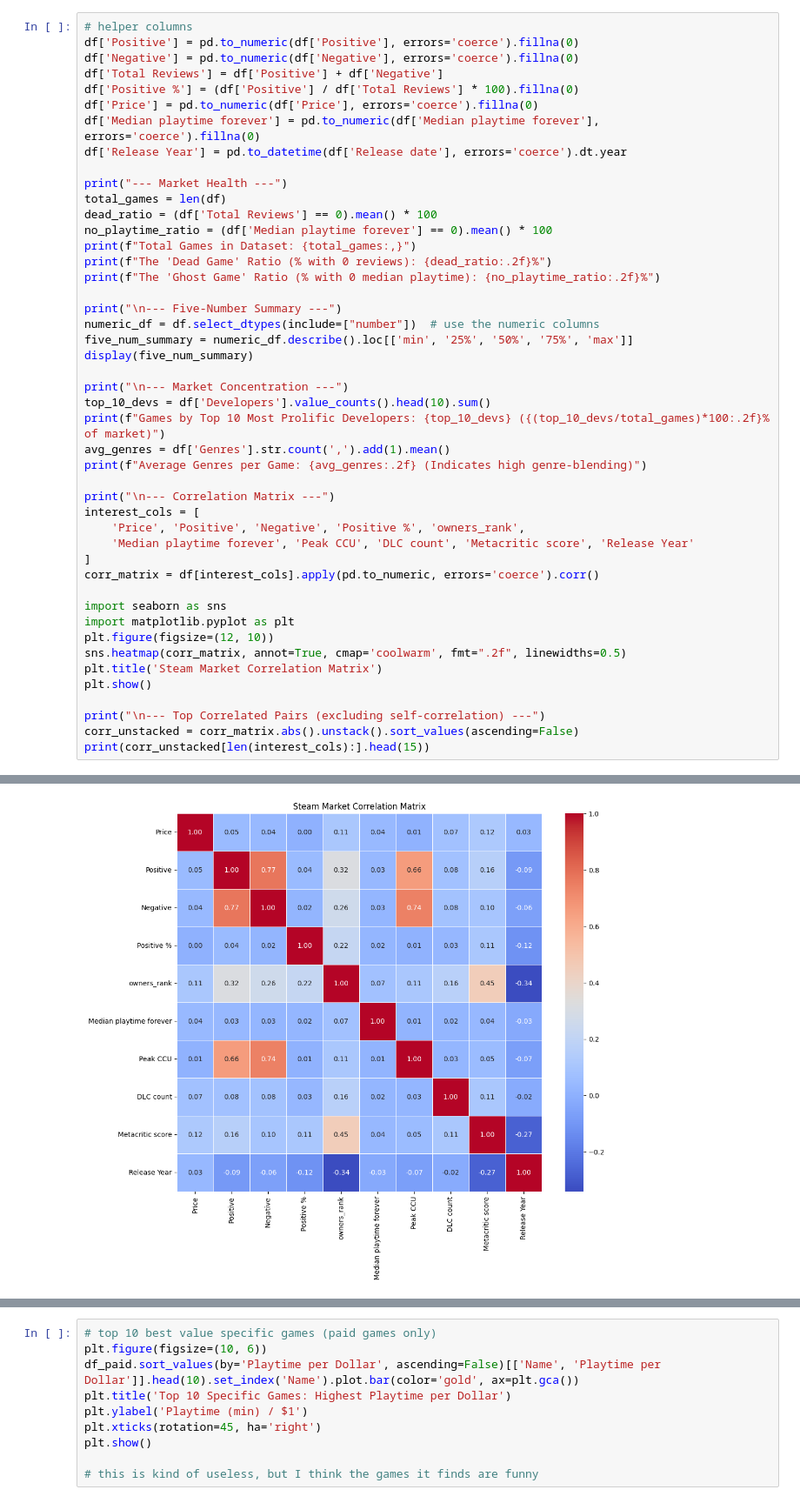
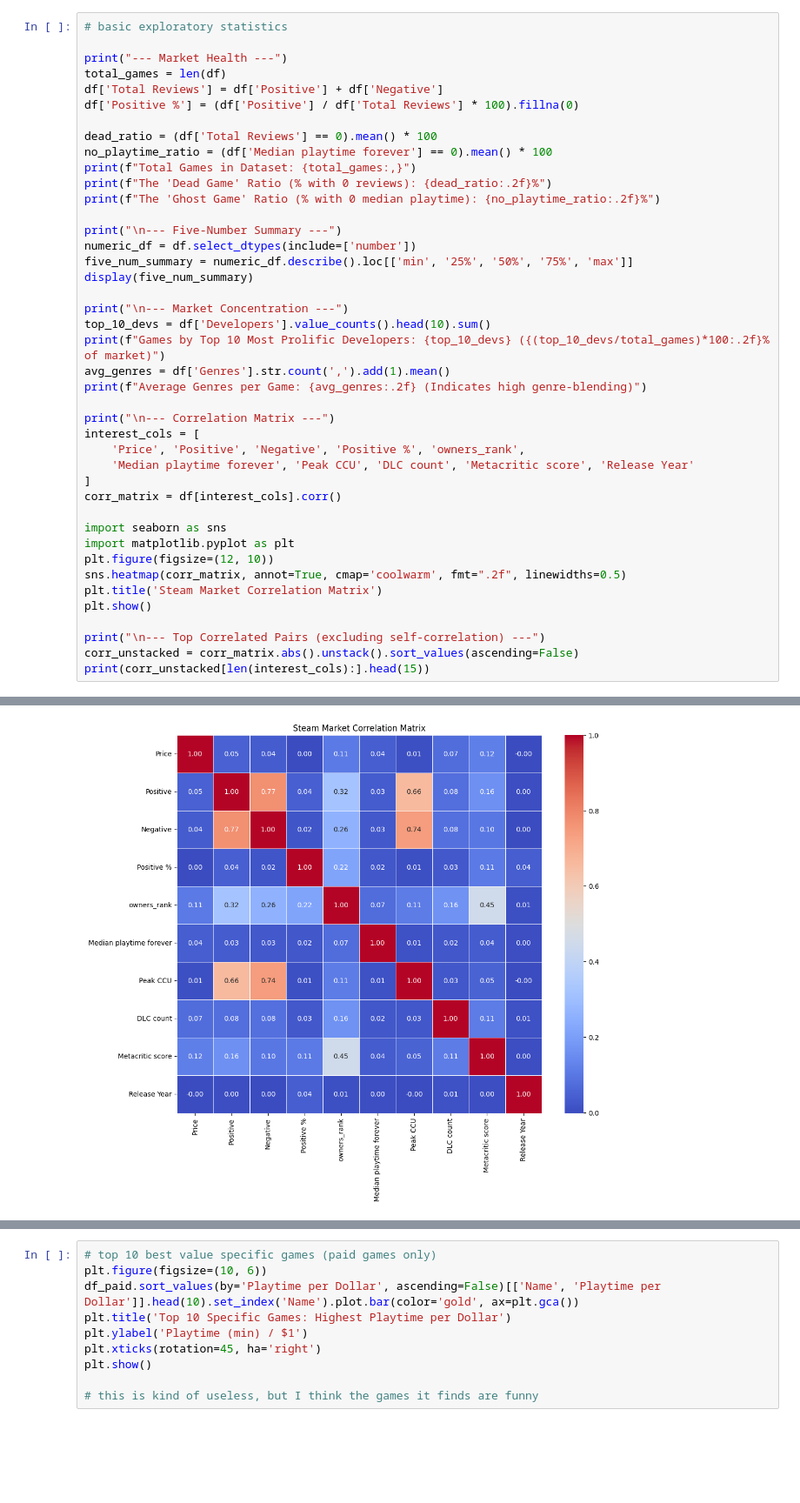
Before and after one commit to PatrickRinn/COSC-301-Project, a Jupyter notebook: analysis.ipynb, the cells around one changed output, grey strips where cells are left out. Shown at 87% size. Saved outputs shown, nothing was run; the diff lists cells and outputs as text; blank space fills up the shorter version.

```diff
--- a/analysis.ipynb
+++ b/analysis.ipynb
@@ -12,17 +12,13 @@ conn.close()
 ordered_owners = df.sort_values('owners_rank')['Estimated owners'].unique()
 df['Estimated owners'] = pd.Categorical(df['Estimated owners'], categories=ordered_owners, ordered=True)
 # %%
-# helper columns
-df['Positive'] = pd.to_numeric(df['Positive'], errors='coerce').fillna(0)
-df['Negative'] = pd.to_numeric(df['Negative'], errors='coerce').fillna(0)
-df['Total Reviews'] = df['Positive'] + df['Negative']
-df['Positive %'] = (df['Positive'] / df['Total Reviews'] * 100).fillna(0)
-df['Price'] = pd.to_numeric(df['Price'], errors='coerce').fillna(0)
-df['Median playtime forever'] = pd.to_numeric(df['Median playtime forever'], errors='coerce').fillna(0)
-df['Release Year'] = pd.to_datetime(df['Release date'], errors='coerce').dt.year
+# basic exploratory statistics
 
 print("--- Market Health ---")
 total_games = len(df)
+df['Total Reviews'] = df['Positive'] + df['Negative']
+df['Positive %'] = (df['Positive'] / df['Total Reviews'] * 100).fillna(0)
+
 dead_ratio = (df['Total Reviews'] == 0).mean() * 100
 no_playtime_ratio = (df['Median playtime forever'] == 0).mean() * 100
 print(f"Total Games in Dataset: {total_games:,}")
@@ -30,7 +26,7 @@ print(f"The 'Dead Game' Ratio (% with 0 reviews): {dead_ratio:.2f}%")
 print(f"The 'Ghost Game' Ratio (% with 0 median playtime): {no_playtime_ratio:.2f}%")
 
 print("\n--- Five-Number Summary ---")
-numeric_df = df.select_dtypes(include=["number"])  # use the numeric columns
+numeric_df = df.select_dtypes(include=['number'])
 five_num_summary = numeric_df.describe().loc[['min', '25%', '50%', '75%', 'max']]
 display(five_num_summary)
 
@@ -45,7 +41,7 @@ interest_cols = [
     'Price', 'Positive', 'Negative', 'Positive %', 'owners_rank',
     'Median playtime forever', 'Peak CCU', 'DLC count', 'Metacritic score', 'Release Year'
 ]
-corr_matrix = df[interest_cols].apply(pd.to_numeric, errors='coerce').corr()
+corr_matrix = df[interest_cols].corr()
 
 import seaborn as sns
 import matplotlib.pyplot as plt
@@ -68,15 +64,15 @@ The 'Ghost Game' Ratio (% with 0 median playtime): 74.63%
 | min | 60.0 | 0.0 | 0.00 | 0.0 | 0.0 | 0.0 | 0.0 | 0.0 | 0.0 | ... |
 | 25% | 956470.0 | 0.0 | 1.99 | 0.0 | 1.0 | 0.0 | 0.0 | 0.0 | 0.0 | ... |
 | 50% | 1712030.0 | 0.0 | 4.99 | 0.0 | 1.0 | 0.0 | 0.0 | 0.0 | 7.0 | ... |
 | 75% | 2674300.0 | 0.0 | 9.99 | 0.0 | 1.0 | 0.0 | 0.0 | 0.0 | 21.0 | ... |
 | max | 4489870.0 | 21.0 | 999.98 | 461.0 | 1.0 | 1.0 | 1.0 | 97.0 | 5000.0 | ... |
 5 rows × 22 columns
 --- Market Concentration ---
 Games by Top 10 Most Prolific Developers: 507 (1.46% of market)
 Average Genres per Game: 2.84 (Indicates high genre-blending)
 
 --- Correlation Matrix ---
-[figure, old version]
+[figure, new version]
 --- Top Correlated Pairs (excluding self-correlation) ---
 Positive          Negative            0.772279
 Negative          Positive            0.772279
```
Also changed, not shown: parts of 17 cells of this notebook, 1 other file.
